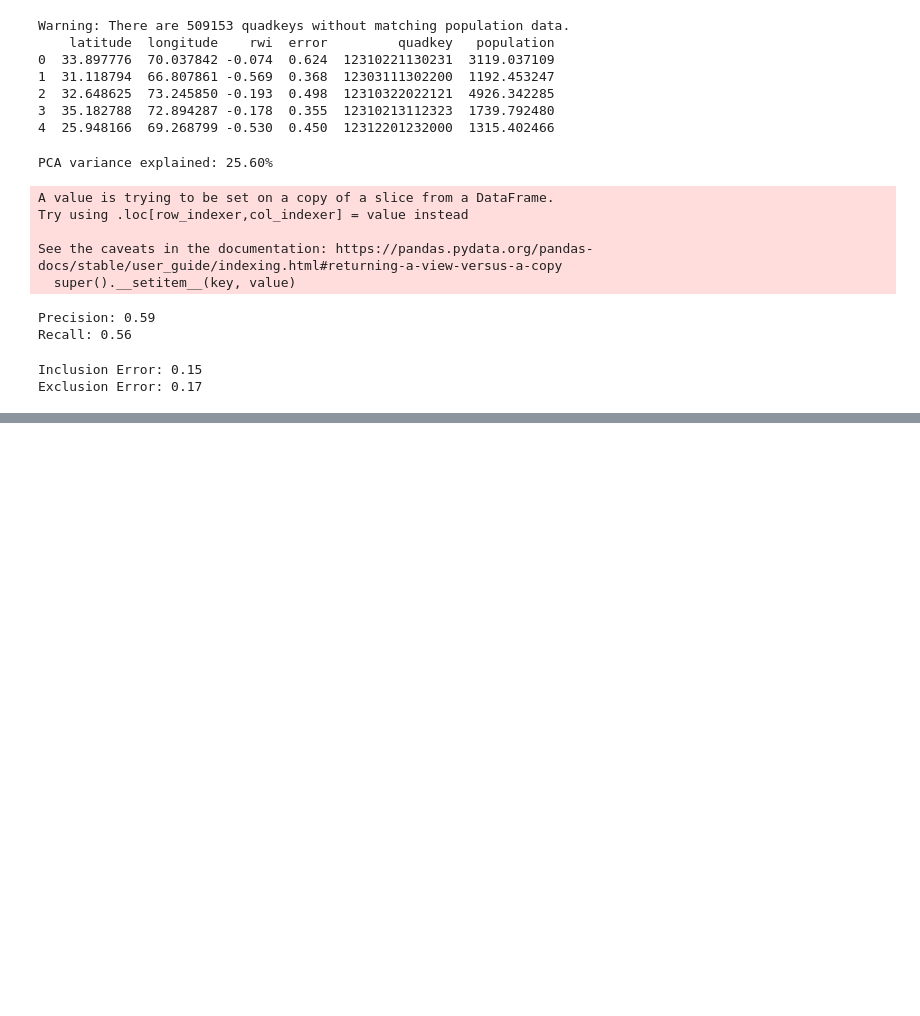
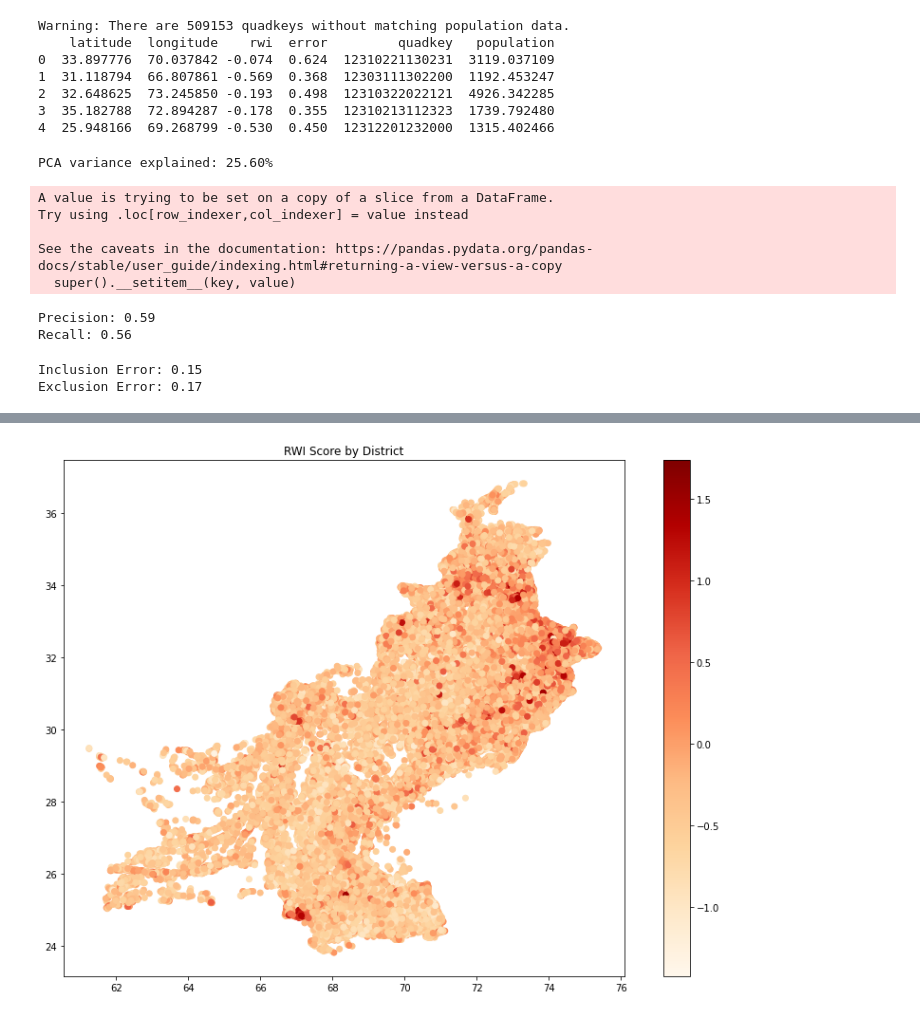
Before and after one commit to kismat91/Index-Based-Poverty-Estimation-in-Pakistan-, a Jupyter notebook: Task4.ipynb, the cells around one changed output, grey strips where cells are left out. Cells and saved outputs as stored; diff of their text form; code cells hidden in the pictures; blank space fills up the shorter version.

```diff
--- a/Task4.ipynb
+++ b/Task4.ipynb
@@ -359,0 +372,8 @@ Exclusion Error: 0.17
+# %%
+# For RWI data
+fig, ax = plt.subplots(1, 1, figsize=(15, 10))
+filtered_rwi_district_data.plot(column='rwi', ax=ax, legend=True, cmap='OrRd')
+plt.title('RWI Score by District')
+plt.show()
+# %% [output]
+[figure, added]
```
Also changed, not shown: parts of 2 cells of this notebook.
